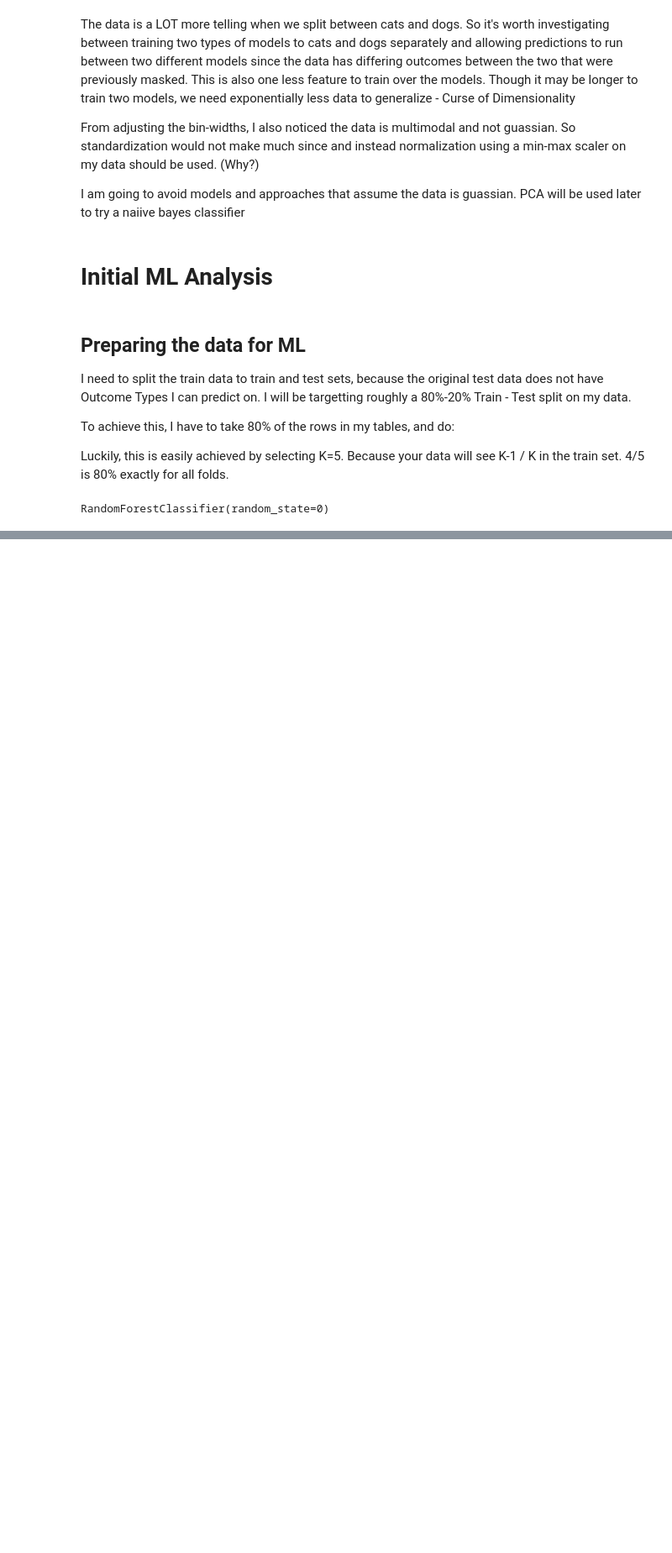
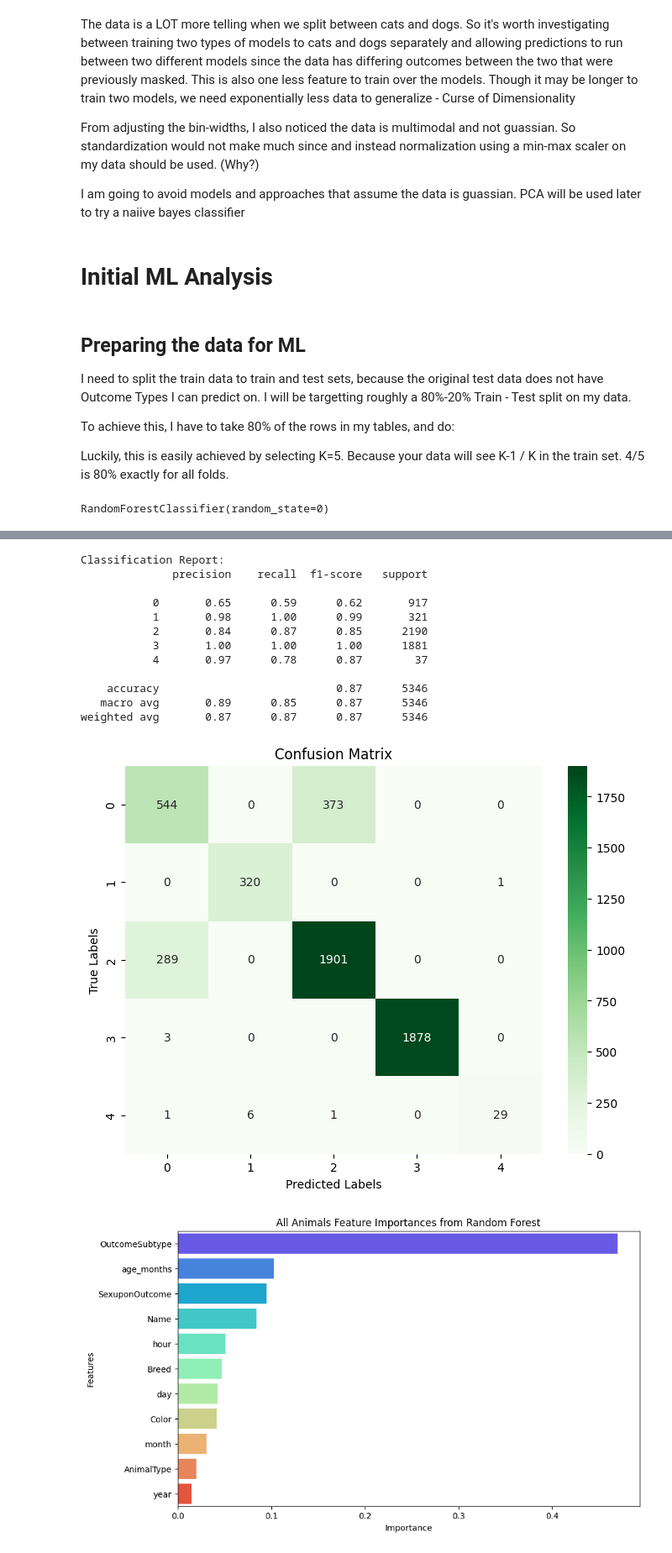
Before and after one commit to xVoidDevilx/ml-cs-ut, a Jupyter notebook: animal_shelter_ML.ipynb, the cells around one changed output, grey strips where cells are left out. Shown at 84% size. Saved outputs shown, nothing was run; the diff lists cells and outputs as text; code cells hidden in the pictures; blank space fills up the shorter version.

```diff
--- a/animal_shelter_ML.ipynb
+++ b/animal_shelter_ML.ipynb
@@ -807 +807,69 @@ weighted avg       0.81      0.81      0.81      3119
+# %%
+# Just from curiosity, I want to see what a RF model would be like without the cat/dog split
+# Normalize the data
+scaler = MinMaxScaler()
+
+tempdf = traindf.copy()
+
+all_outcomes = tempdf['OutcomeType']
+
+# drop the outcomes
+all_features = tempdf.drop('OutcomeType', axis=1)
+
+all_scaled = scaler.fit_transform(all_features)
+
+all_data_train, all_data_test, all_truth_train, all_truth_test = train_test_split(all_scaled, all_outcomes, test_size=0.2, random_state=0)
+
+all_rf_model = RandomForestClassifier(n_estimators=100, random_state=0)
+all_rf_model.fit(all_data_train, all_truth_train)
+all_test_predictions = all_rf_model.predict(all_data_test)
+
+# Alternatively, get a full classification report
+print("\nClassification Report:")
+print(classification_report(all_truth_test, all_test_predictions))
+
+# Generate the confusion matrix
+conf_matrix = confusion_matrix(all_truth_test, all_test_predictions)
+
+# Create a heatmap
+plt.figure(figsize=(8, 6))
+sns.heatmap(conf_matrix, annot=True, fmt='d', cmap='Greens')
+plt.xlabel('Predicted Labels')
+plt.ylabel('True Labels')
+plt.title('Confusion Matrix')
+plt.show()
+
+# Get feature importances from the trained Random Forest model
+importances = all_rf_model.feature_importances_
+features = all_features.columns
+feature_importances = pd.DataFrame({
+    'Importance': importances,
+    'Features': features
+})
+
+# Sort by importance
+feature_importances = feature_importances.sort_values(by='Importance', ascending=False)
+
+# Plot the feature importances
+plt.figure(figsize=(10, 6))
+sns.barplot(x='Importance',y='Features', data=feature_importances, hue='Features', palette='rainbow')
+plt.title('All Animals Feature Importances from Random Forest')
+plt.xlabel('Importance')
+plt.ylabel('Features')
+plt.show()
+# %% [output]
+Classification Report:
+              precision    recall  f1-score   support
+
+           0       0.65      0.59      0.62       917
+           1       0.98      1.00      0.99       321
+           2       0.84      0.87      0.85      2190
+           3       1.00      1.00      1.00      1881
+           4       0.97      0.78      0.87        37
+
+    accuracy                           0.87      5346
+   macro avg       0.89      0.85      0.87      5346
+weighted avg       0.87      0.87      0.87      5346
+[figure, added]
+[figure, added]
 # %% [markdown]
```
Also changed, not shown: parts of 21 cells of this notebook.
